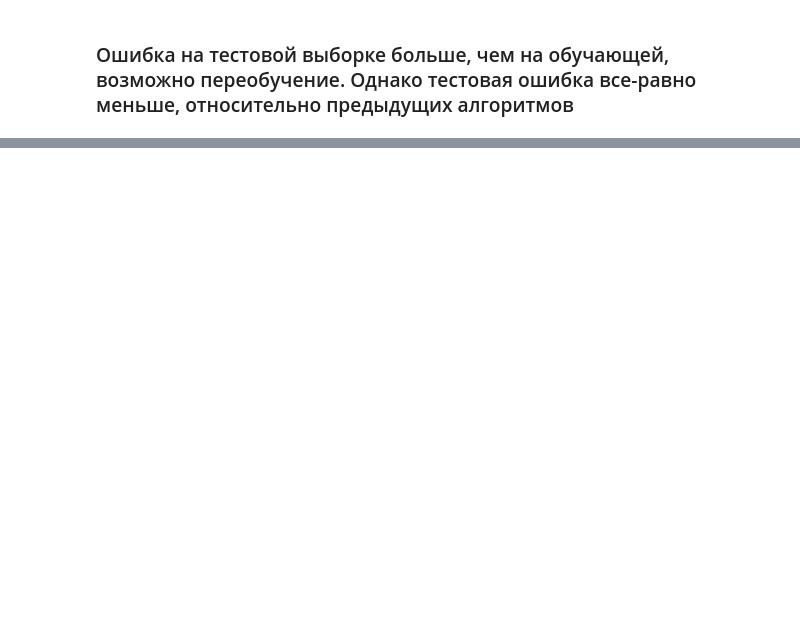
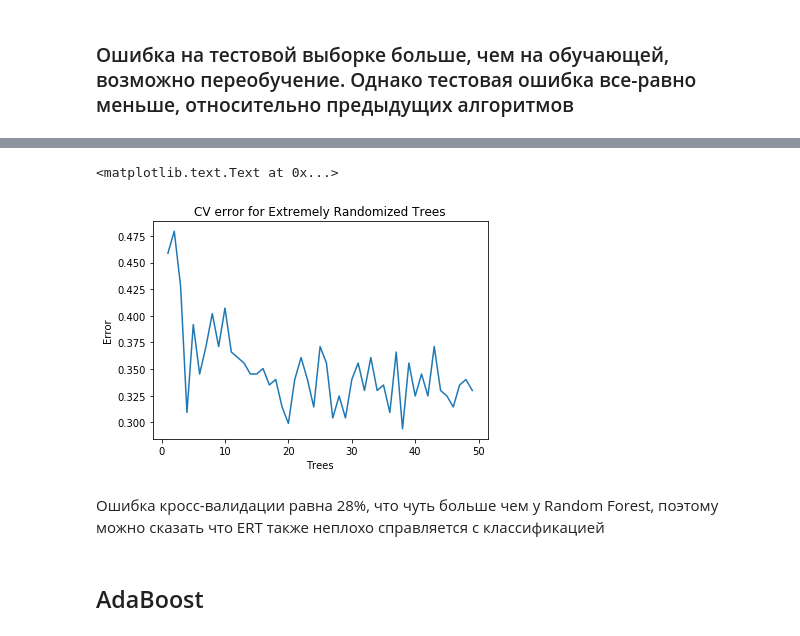
Before and after one commit to Laudex/machine_learning_Flags, a Jupyter notebook: Flags.ipynb, the cells around one changed output, grey strips where cells are left out. Cells and saved outputs as stored; diff of their text form; code cells hidden in the pictures; blank space fills up the shorter version.

```diff
--- a/Flags.ipynb
+++ b/Flags.ipynb
@@ -1156,0 +1200,7 @@ plt.ylabel('Error')
+# %%
+gridERF = GridSearchCV(erf, param_grid = {'n_estimators':range(1,50)}, cv=10)
+gridERF.fit(X, y.astype('int'))
+
+best_cv_err = 1 - gridERF.best_score_
+best_trees = gridERF.best_estimator_.estimators_
+print(best_cv_err, best_trees)
@@ -1156,0 +1225,12 @@ plt.ylabel('Error')
+# %%
+plt.plot(range(1,50), [1-x[1] for x in gridERF.grid_scores_])
+plt.title('CV error for Extremely Randomized Trees')
+plt.xlabel('Trees')
+plt.ylabel('Error')
+# %% [output]
+<matplotlib.text.Text at 0x...>
+[figure, added]
+# %% [markdown]
+Ошибка кросс-валидации равна 28%, что чуть больше чем у Random Forest, поэтому можно сказать что ERT также неплохо справляется с классификацией
+# %% [markdown]
+<h2>AdaBoost</h2>
```
Also changed, not shown: parts of 61 cells of this notebook.
